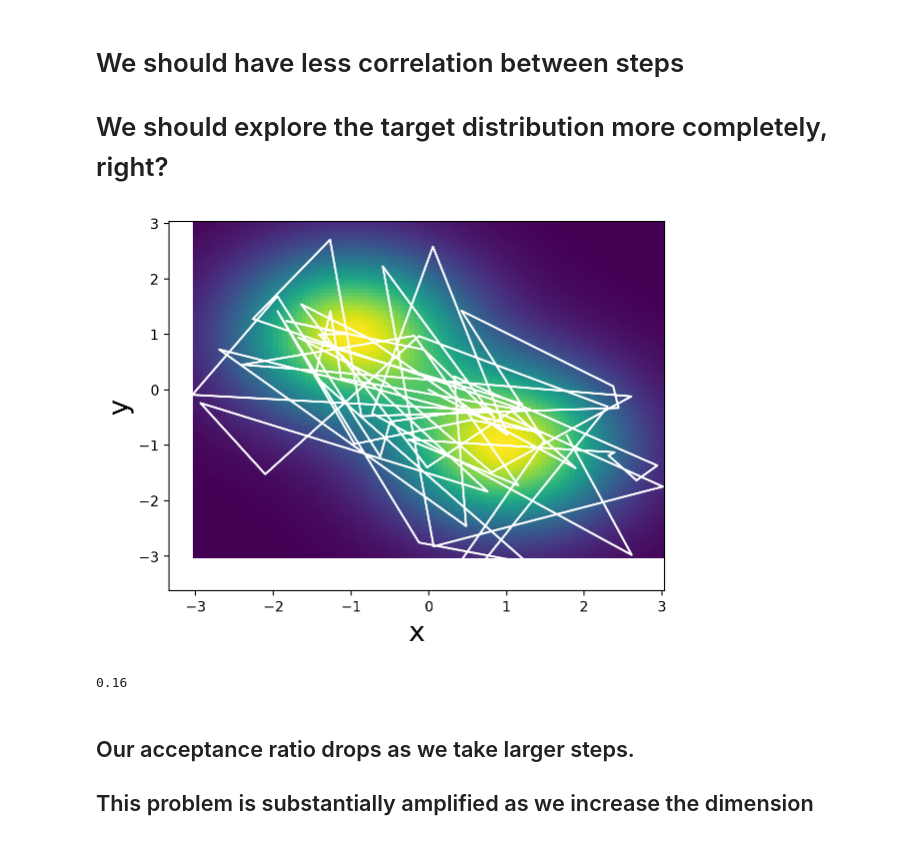
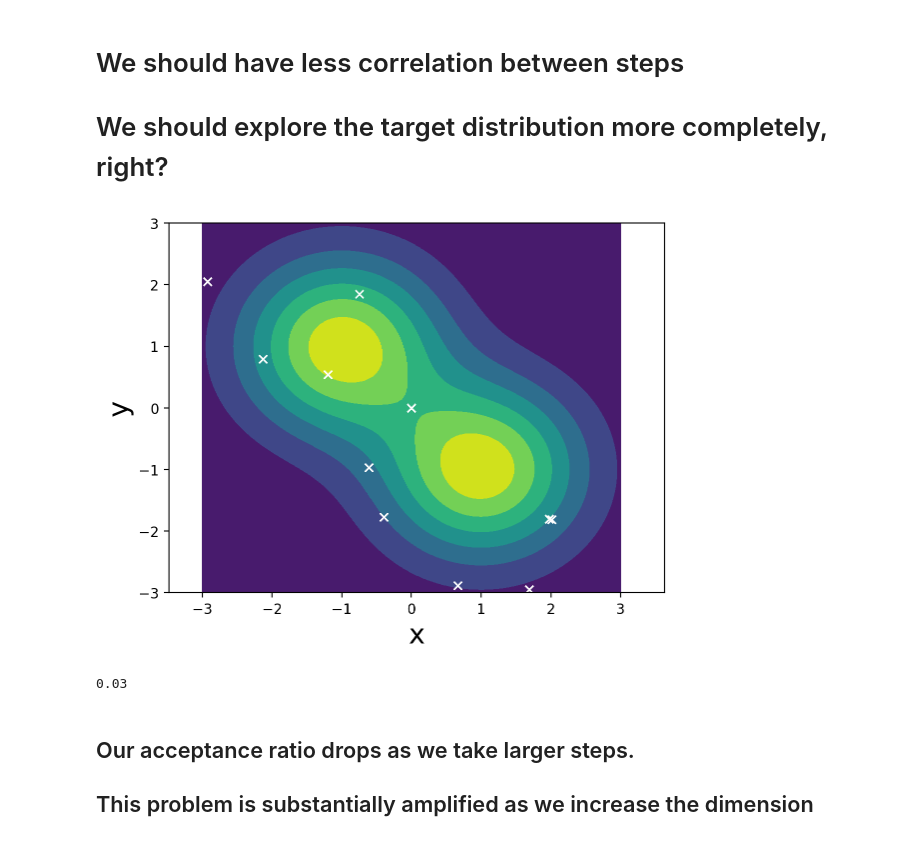
Before and after one commit to ccontrer/MATH509-Winter2025-JupyterNotebooks, a Jupyter notebook: Week 10.ipynb, the cells around one changed output. Drawn from its saved outputs; the diff is of its cells as text; code cells hidden in the pictures.

```diff
--- a/Week 10.ipynb
+++ b/Week 10.ipynb
@@ -109,41 +109,41 @@ def proposal_density(x, x0):
     pX = stats.norm.pdf(x[..., 0], x0[..., 0], sigma)
     pY = stats.norm.pdf(x[..., 1], x0[..., 1], sigma)
     return pX*pY
 
 Nsteps = 400
 Nchains = 1
-sigma = 4.
+sigma = 10.
 
 x0, y0 = 0., 0.
 
 x = zeros([Nchains, Nsteps, 2])
 x[:, :, 0] = x0
 x[:, :, 1] = y0
 
 acceptance_history = zeros([Nchains, Nsteps])
 
 for t in arange(1, Nsteps):
     xold = x[:, t-1, :]
     xhat = normal(xold, sigma)
     pMH = (target_density(xhat)/
           (target_density(xold)))
     pMH = minimum(1, pMH)
     u = rand(Nchains)
     chi = u < pMH
     acceptance_history[:, t] = chi
     x[:, t, :] = xhat*chi + xold*(1 - chi)
 
-plot(x[0, :, 0], x[0, :, 1], 'w'); # first chain
+plot(x[0, :, 0], x[0, :, 1], 'wx'); # first chain
 # plot(x[1, :]); # second chain
-pcolor(xplot, yplot, p_unnormalized)
+contourf(xplot, yplot, p_unnormalized)
 xlabel('x', fontsize=20)
 ylabel('y', fontsize=20);
 # %% [output]
-[figure, old version]
+[figure, new version]
 # %%
 acceptance_history.sum()/Nsteps
 # %% [output]
-0.16
+0.03
 # %% [markdown]
 ## Our acceptance ratio drops as we take larger steps.
 
```
Also changed, not shown: parts of 21 cells of this notebook, 1 other file.
